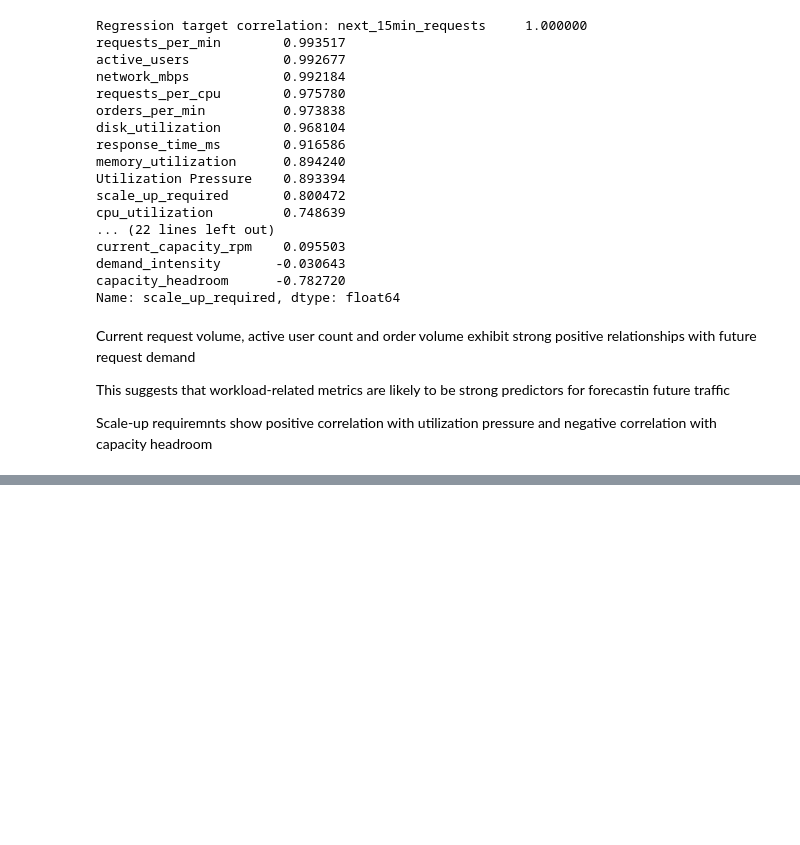
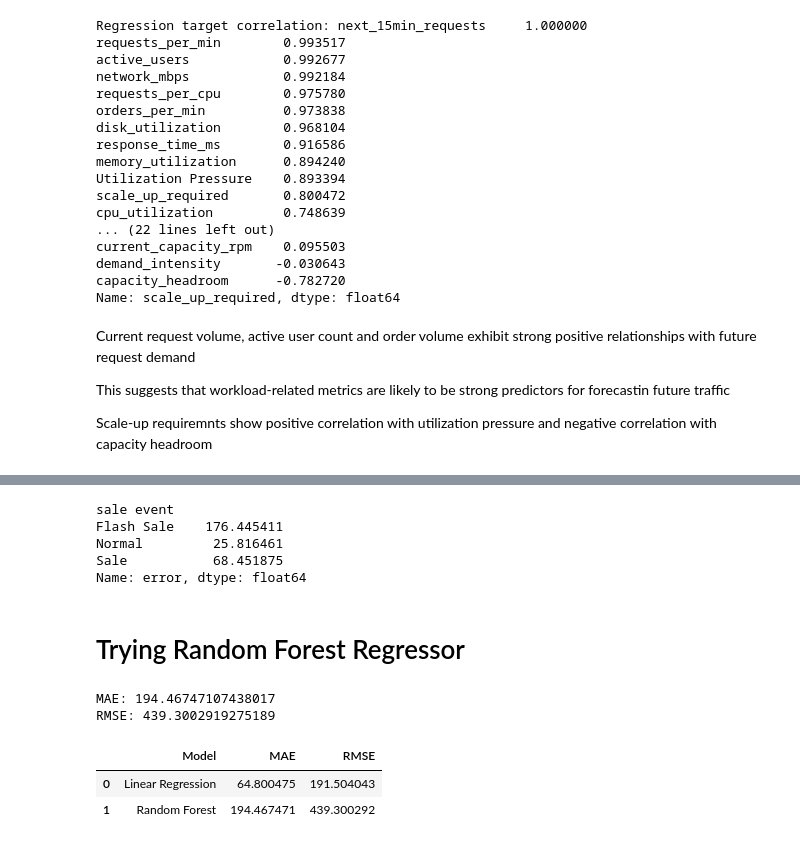
Before and after one commit to NiharikaKrishna-DS/ecommerce-infrastructure-scaling, a Jupyter notebook: ecommerce_infrastructure_scaling_analysis.ipynb, the cells around one changed output, grey strips where cells are left out. Cells and saved outputs as stored; diff of their text form; code cells hidden in the pictures; blank space fills up the shorter version.

```diff
--- a/ecommerce_infrastructure_scaling_analysis.ipynb
+++ b/ecommerce_infrastructure_scaling_analysis.ipynb
@@ -642,0 +717,63 @@ Classification features
+# %%
+df_original = scaling_log.copy()
+results = pd.DataFrame()
+results['actual'] = Y_test
+results['predicted'] = lr_pred
+results['error'] = abs(Y_test-lr_pred)
+results['sale event'] = (
+    df_original.iloc[split_index:]
+    ['sale_event'].values
+)
+
+results.groupby(
+    'sale event'
+)['error'].mean()
+# %% [output]
+sale event
+Flash Sale    176.445411
+Normal         25.816461
+Sale           68.451875
+Name: error, dtype: float64
+# %% [markdown]
+# Trying Random Forest Regressor
+# %%
+#Train the data and predict test data
+from sklearn.ensemble import RandomForestRegressor
+
+rf = RandomForestRegressor(
+    n_estimators=100,
+    random_state=42
+)
+
+rf.fit(X_train_scaled,Y_train)
+
+pred_rf = rf.predict(X_test_scaled)
+# %%
+#evaluation
+rf_mae = mean_absolute_error(pred_rf,Y_test)
+
+rf_rmse = np.sqrt(mean_squared_error(
+    pred_rf,Y_test
+))
+
+rf_mape = mean_absolute_percentage_error(
+    Y_test,pred_rf
+)
+
+print("MAE:",rf_mae)
+print("RMSE:",rf_rmse)
+# %% [output]
+MAE: 194.46747107438017
+RMSE: 439.3002919275189
+# %%
+results = pd.DataFrame(
+    {'Model':['Linear Regression','Random Forest'],
+    'MAE': [lr_MAE,rf_mae],
+    'RMSE':[lr_RMSE,rf_rmse]}
+)
+
+results
+# %% [output]
+|  | Model | MAE | RMSE |
+| 0 | Linear Regression | 64.800475 | 191.504043 |
+| 1 | Random Forest | 194.467471 | 439.300292 |
```
Also changed, not shown: parts of 12 cells of this notebook, 3 other files.
